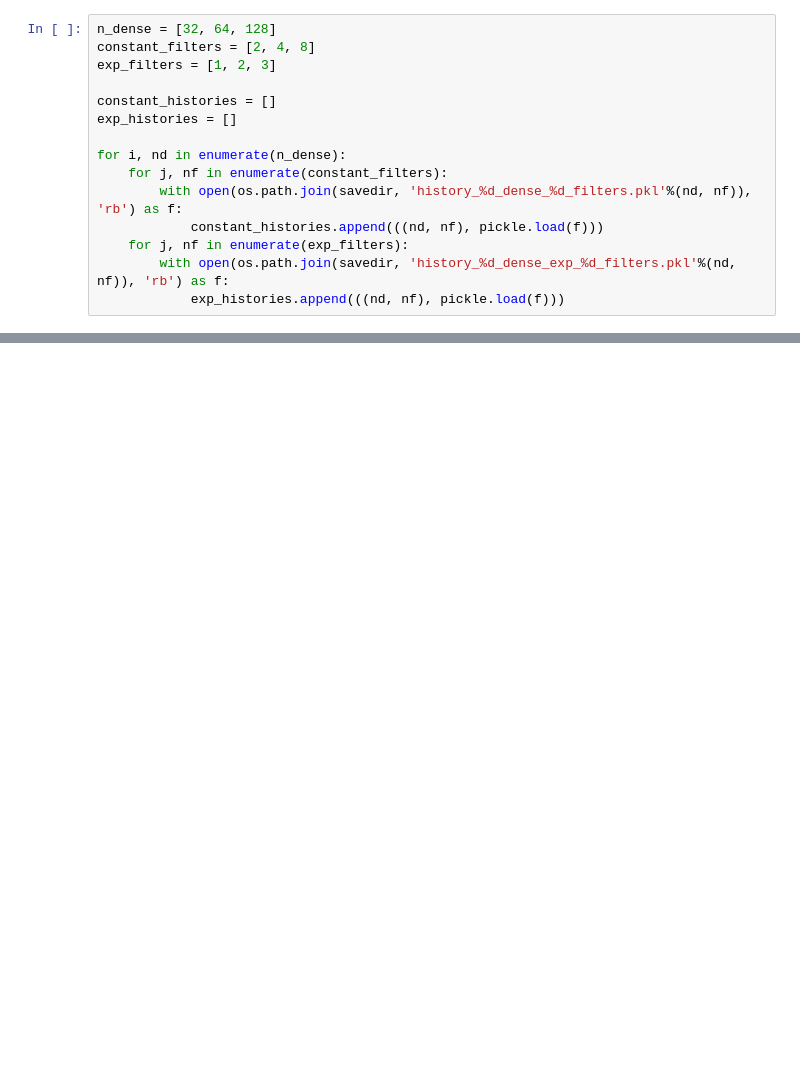
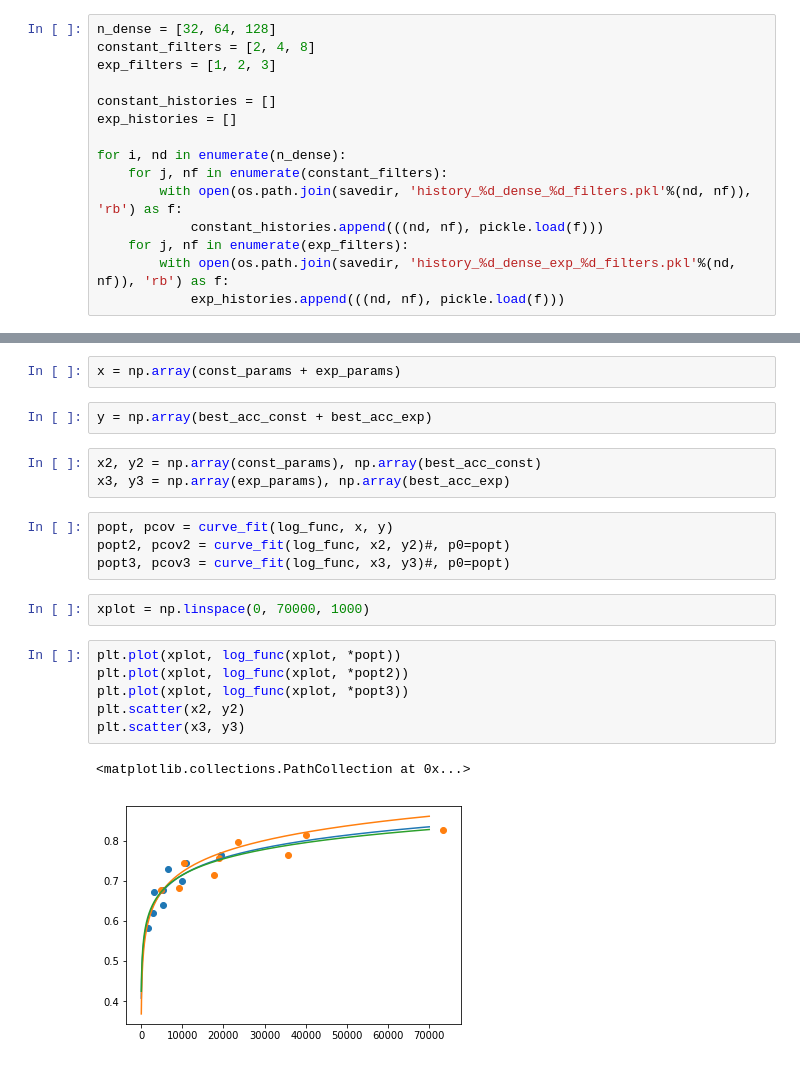
Before and after one commit to AlexStasik/UniquenessOfCNNLearning, a Jupyter notebook: code/cifar5_find_smallest_network.ipynb, the cells around one changed output, grey strips where cells are left out. Drawn from its saved outputs; the diff is of its cells as text; blank space fills up the shorter version.

```diff
--- a/code/cifar5_find_smallest_network.ipynb
+++ b/code/cifar5_find_smallest_network.ipynb
@@ -189,0 +242,22 @@ plt.show()
+# %%
+x = np.array(const_params + exp_params)
+# %%
+y = np.array(best_acc_const + best_acc_exp)
+# %%
+x2, y2 = np.array(const_params), np.array(best_acc_const)
+x3, y3 = np.array(exp_params), np.array(best_acc_exp)
+# %%
+popt, pcov = curve_fit(log_func, x, y)
+popt2, pcov2 = curve_fit(log_func, x2, y2)#, p0=popt)
+popt3, pcov3 = curve_fit(log_func, x3, y3)#, p0=popt)
+# %%
+xplot = np.linspace(0, 70000, 1000)
+# %%
+plt.plot(xplot, log_func(xplot, *popt))
+plt.plot(xplot, log_func(xplot, *popt2))
+plt.plot(xplot, log_func(xplot, *popt3))
+plt.scatter(x2, y2)
+plt.scatter(x3, y3)
+# %% [output]
+<matplotlib.collections.PathCollection at 0x...>
+[figure, added]
```
Also changed, not shown: parts of 18 cells of this notebook, 3 other files.
